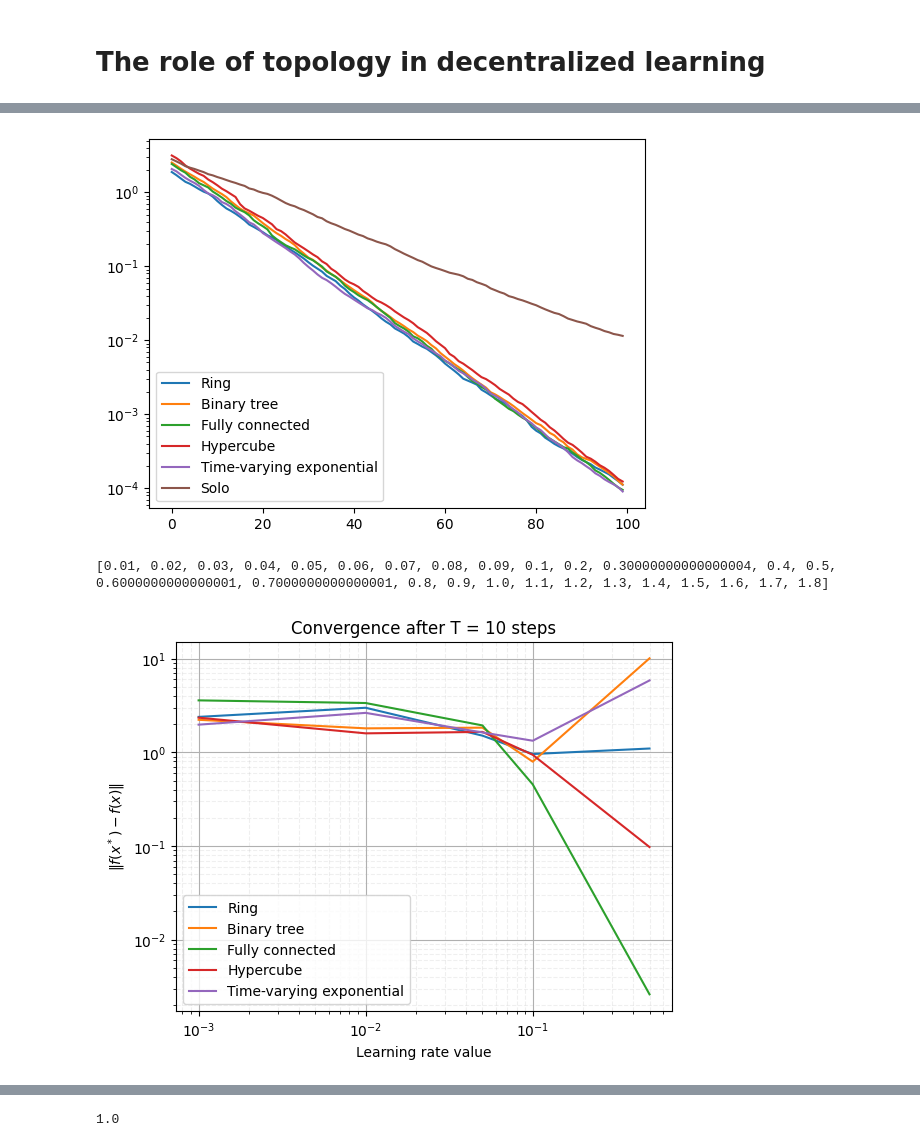
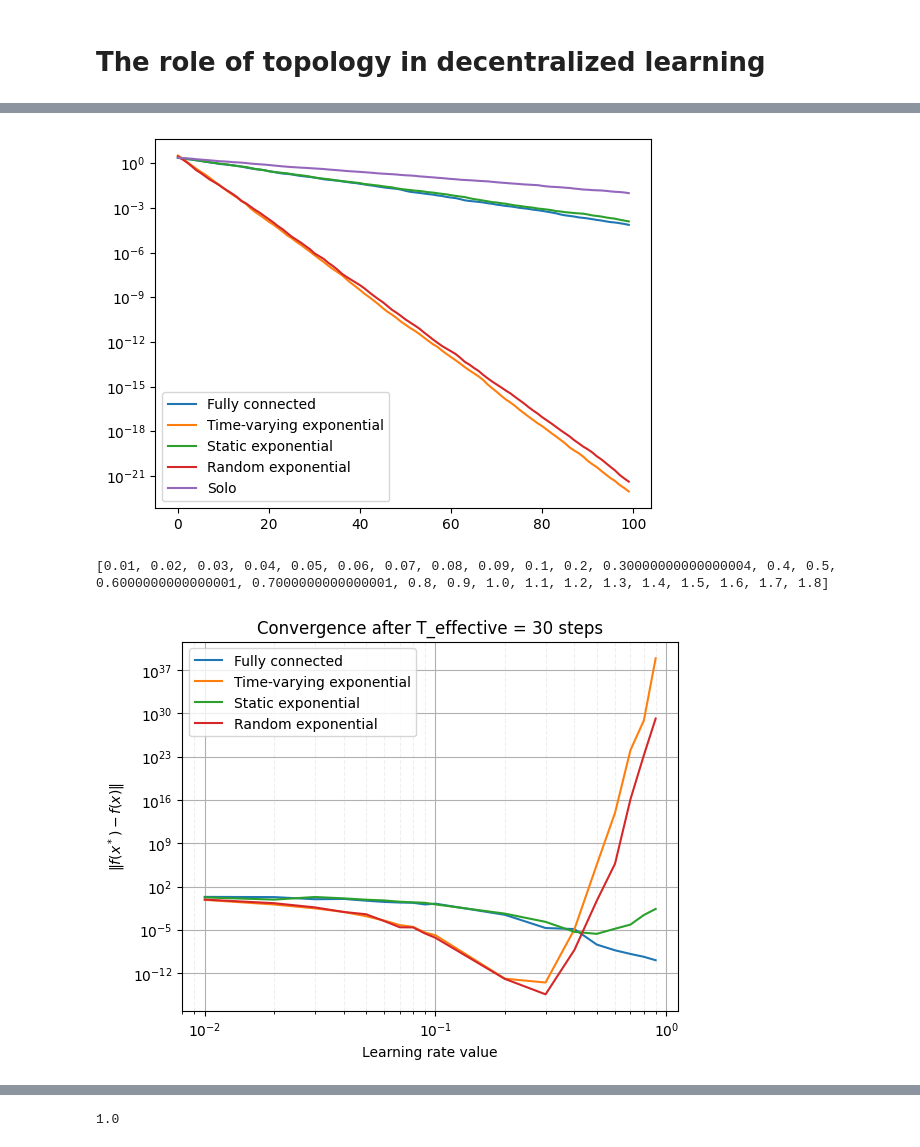
Before and after one commit to hduprieu/changing_topology, a Jupyter notebook: EA.ipynb, the cells around one changed output, grey strips where cells are left out. Saved outputs shown, nothing was run; the diff lists cells and outputs as text; code cells hidden in the pictures.

Commit message:
new graphs

```diff
--- a/EA.ipynb
+++ b/EA.ipynb
@@ -50,0 +76,18 @@ def DSGD_toypbm(lr, d, n, T, topologies, show):
+# %%
+d = 8 #dimension
+n = 32
+T = 100
+
+
+
+fig, axes = plt.subplots(nrows=4, ncols=4, figsize=(24, 24))
+for t in range(16):
+    G = nx.DiGraph()
+    graph = nx.from_numpy_array(scheme_for_string("Random exponential", num_workers=8).w(t).numpy(), create_using = nx.DiGraph)
+    pos = nx.circular_layout(graph)
+    ax = axes[t//4, t%4]
+    edges = graph.edges()
+    nx.draw_networkx(graph, pos, ax=ax, node_color='skyblue', node_size=800, label = True, arrows = True)
+    ax.set_title("t = {}".format(t))
+fig.suptitle("Time-varying Exponential graphs")
+plt.show()
@@ -54,18 +99,16 @@ n = 32
 T = 100
 
 topologies = [
-        "Ring",
-        "Binary tree",
         "Fully connected",
-        "Hypercube",
         "Time-varying exponential",
-        "Solo",
-
+        "Static exponential",
+        "Random exponential",
+        "Solo"
     ]
 
 DSGD_toypbm(0.1, d, n, T, topologies, True)
 # %% [output]
-[figure, old version]
+[figure, new version]
 # %%
 def list_learning_rates():
     '''
@@ -84,41 +127,38 @@ print(list_learning_rates())
 # %%
 def learning_rate_dependency(d, n, T, topologies):
     """
     Plotting the value of the loss function after T steps for a given set of topologies, depending on the value of the learning rate
 
     Inputs :
     ------------
     lr: learning rate
     d: dimension
     n: number of agents
     topology: the gossip matrix
     T_max: max number of time steps
     epsilon: the convergence value
     """
-    learning_rates_10 = [10**k for k in range(-3, 0)]
-    learning_rates_5 = [5*10**k for k in range(-2, 0)]
-    learning_rates = np.sort(learning_rates_10 + learning_rates_5)
+
+    learning_rates = list_learning_rates()[:-9]
     matrix = np.zeros((len(learning_rates), len(topologies)))
     fig, ax = plt.subplots()
     for lr, k in zip(learning_rates, range(len(learning_rates))):
         matrix[k,:] = np.array(DSGD_toypbm(lr, d, n, T, topologies, False)) # calculating the norm of x after n steps for a c
     for topology, j in zip(topologies, range(len(topologies))):
         ax.plot(learning_rates, matrix[:,j], label = topology)
         ax.set_xscale('log')
         ax.set_yscale('log')
         ax.legend()
     ax.set_ylabel(f'$\| f(x^*) - f(x) \| $')
     ax.set_xlabel('Learning rate value')
-    ax.set_title('Convergence after T = {} steps'.format(T))
+    ax.set_title('Convergence after T_effective = {} steps'.format(T))
     ax.grid(which='both')
     ax.grid(which='minor', alpha=0.2, linestyle='--')
     plt.show()
 
-learning_rate_dependency(d, n, 10, topologies[:-1])
-
-#The model converges too quickly to see intersting results with this graph
+learning_rate_dependency(d, n, 30, topologies[:-1])
 # %% [output]
-[figure, old version]
+[figure, new version]
 # %%
 def DSGD_toypbm_epsilon(lr, d, n, topology, T_max, epsilon):
     """
```
Also changed, not shown: parts of 5 cells of this notebook, 1 other file.
